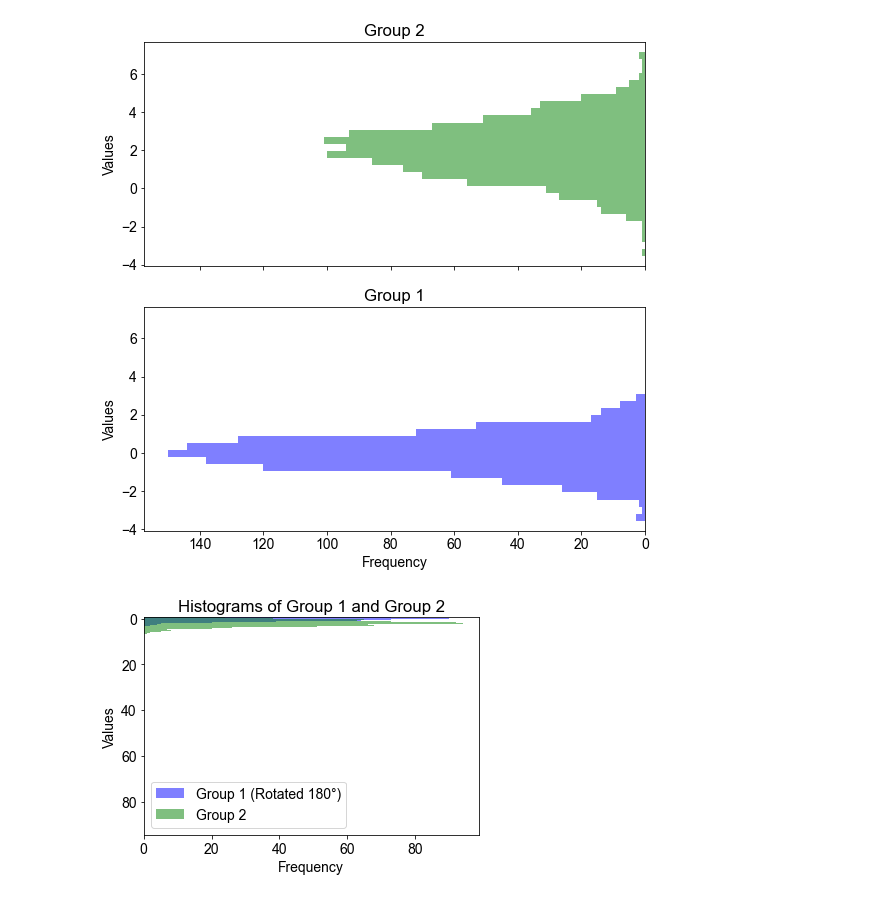
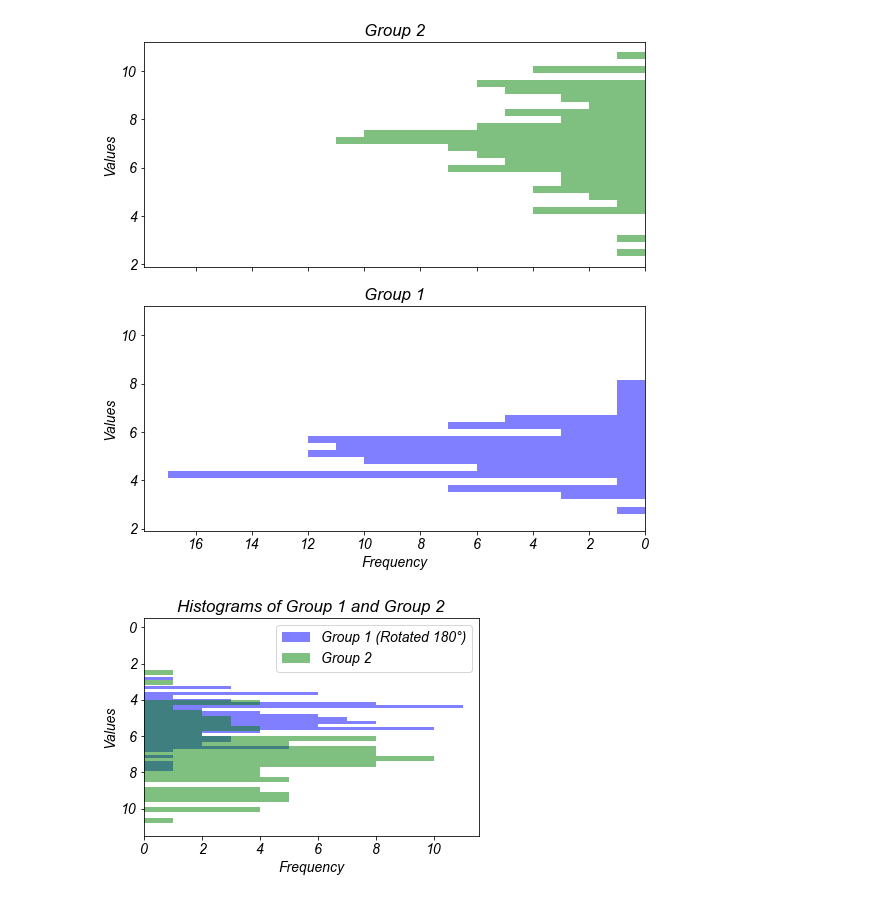
Before and after one commit to ufcolemanlab/NMCoop_Shared, a Jupyter notebook: #Pizzi/plots_for_vesseldata.ipynb, the cells around one changed output. Drawn from its saved outputs; the diff is of its cells as text; code cells hidden in the pictures.

```diff
--- a/#Pizzi/plots_for_vesseldata.ipynb
+++ b/#Pizzi/plots_for_vesseldata.ipynb
@@ -41,5 +90,5 @@ plot_bar_with_sem(group1_data, group2_data, font_style='Arial', font_size=14)
 # %%
-#Histograms
+# HISTOGRAM
 
 """
 This code will display the histograms of both groups on two separate sets of axes.
@@ -50,9 +99,9 @@ Adjustments to labels and titles ensure clarity and readability.
 import numpy as np
 import matplotlib.pyplot as plt
 
-# Generate example data for two groups
-group1_data = np.random.normal(loc=0, scale=1, size=1000)
-group2_data = np.random.normal(loc=2, scale=1.5, size=1000)
+# # Generate example data for two groups
+# group1_data = np.random.normal(loc=0, scale=1, size=1000)
+# group2_data = np.random.normal(loc=2, scale=1.5, size=1000)
 
 # Calculate the bin edges
 bins = np.linspace(min(min(group1_data), min(group2_data)), max(max(group1_data), max(group2_data)), 30)
@@ -81,8 +130,8 @@ import numpy as np
 import matplotlib.pyplot as plt
 
 # Generate example data for two groups
-group1_data = np.random.normal(loc=0, scale=1, size=1000)
-group2_data = np.random.normal(loc=2, scale=1.5, size=1000)
+# group1_data = np.random.normal(loc=0, scale=1, size=1000)
+# group2_data = np.random.normal(loc=2, scale=1.5, size=1000)
 
 # Plot histograms for both groups on the same axis
 plt.hist(group1_data, orientation='horizontal', color='blue', alpha=0.5, label='Group 1 (Rotated 180°)', bins=30)
@@ -118,9 +167,9 @@ Both subplots share the same x-axis to ensure the x-axes are touching.
 import numpy as np
 import matplotlib.pyplot as plt
 
-# Generate example data for two groups
-group1_data = np.random.normal(loc=0, scale=1, size=1000)
-group2_data = np.random.normal(loc=2, scale=1.5, size=1000)
+# # Generate example data for two groups
+# group1_data = np.random.normal(loc=0, scale=1, size=1000)
+# group2_data = np.random.normal(loc=2, scale=1.5, size=1000)
 
 # Calculate the bin edges
 bins = np.linspace(min(min(group1_data), min(group2_data)), max(max(group1_data), max(group2_data)), 30)
@@ -144,39 +193,39 @@ axs[1].set_title('Group 1')
 plt.tight_layout()
 plt.show()
 # %% [output]
-[figure, old version]
+[figure, new version]
 # %%
 import numpy as np
 import matplotlib.pyplot as plt
 
-# Generate example data for two groups
-group1_data = np.random.normal(loc=0, scale=1, size=1000)
-group2_data = np.random.normal(loc=2, scale=1.5, size=1000)
+# # Generate example data for two groups
+# group1_data = np.random.normal(loc=0, scale=1, size=1000)
+# group2_data = np.random.normal(loc=2, scale=1.5, size=1000)
 
 # Plot histograms for both groups on the same axis
 plt.hist(group1_data, orientation='horizontal', color='blue', alpha=0.5, label='Group 1 (Rotated 180°)', bins=30)
 plt.hist(group2_data, orientation='horizontal', color='green', alpha=0.5, label='Group 2', bins=30)
 
 # Get the maximum count of both histograms
 max_count = max(max(np.histogram(group1_data, bins=30)[0]), max(np.histogram(group2_data, bins=30)[0]))
 
 # Set y-axis limits
 plt.ylim(-0.5, max_count + 0.5)
 
 # Invert y-axis
 plt.gca().invert_yaxis()
 
 # Set labels and title
 plt.xlabel('Frequency')
 plt.ylabel('Values')
 plt.title('Histograms of Group 1 and Group 2')
 
 # Add legend
 plt.legend()
 
 plt.show()
 # %% [output]
-[figure, old version]
+[figure, new version]
 # %%
 #As a function:
 
```
Also changed, not shown: parts of 14 cells of this notebook.
